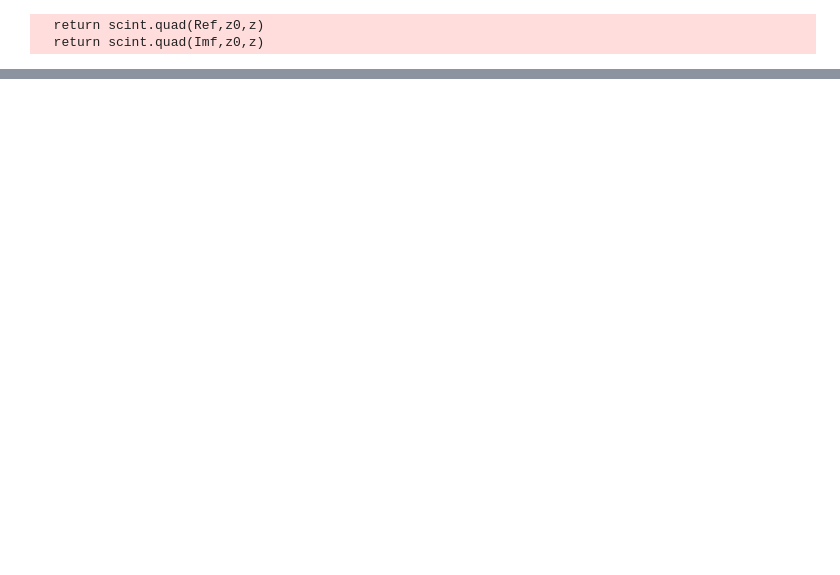
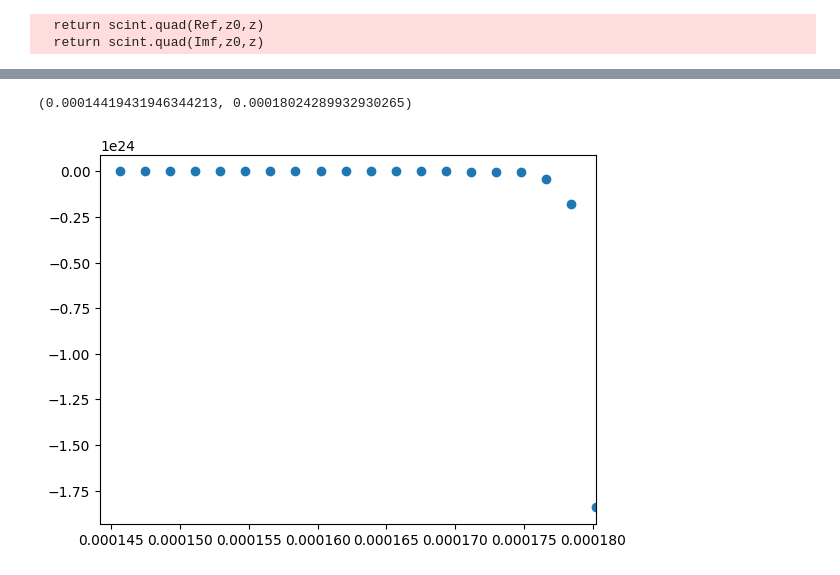
Before and after one commit to OliverQuinonez/118-Project, a Jupyter notebook: rProblem.ipynb, the cells around one changed output, grey strips where cells are left out. Cells and saved outputs as stored; diff of their text form; code cells hidden in the pictures; blank space fills up the shorter version.

```diff
--- a/rProblem.ipynb
+++ b/rProblem.ipynb
@@ -60,0 +61,6 @@ plt.show()
+# %%
+plt.scatter(r,sol.beam_118.data[:,950])
+plt.xlim(4*omega0,5*omega0)
+# %% [output]
+(0.00014419431946344213, 0.00018024289932930265)
+[figure, added]
```
Also changed, not shown: parts of 4 cells of this notebook.
